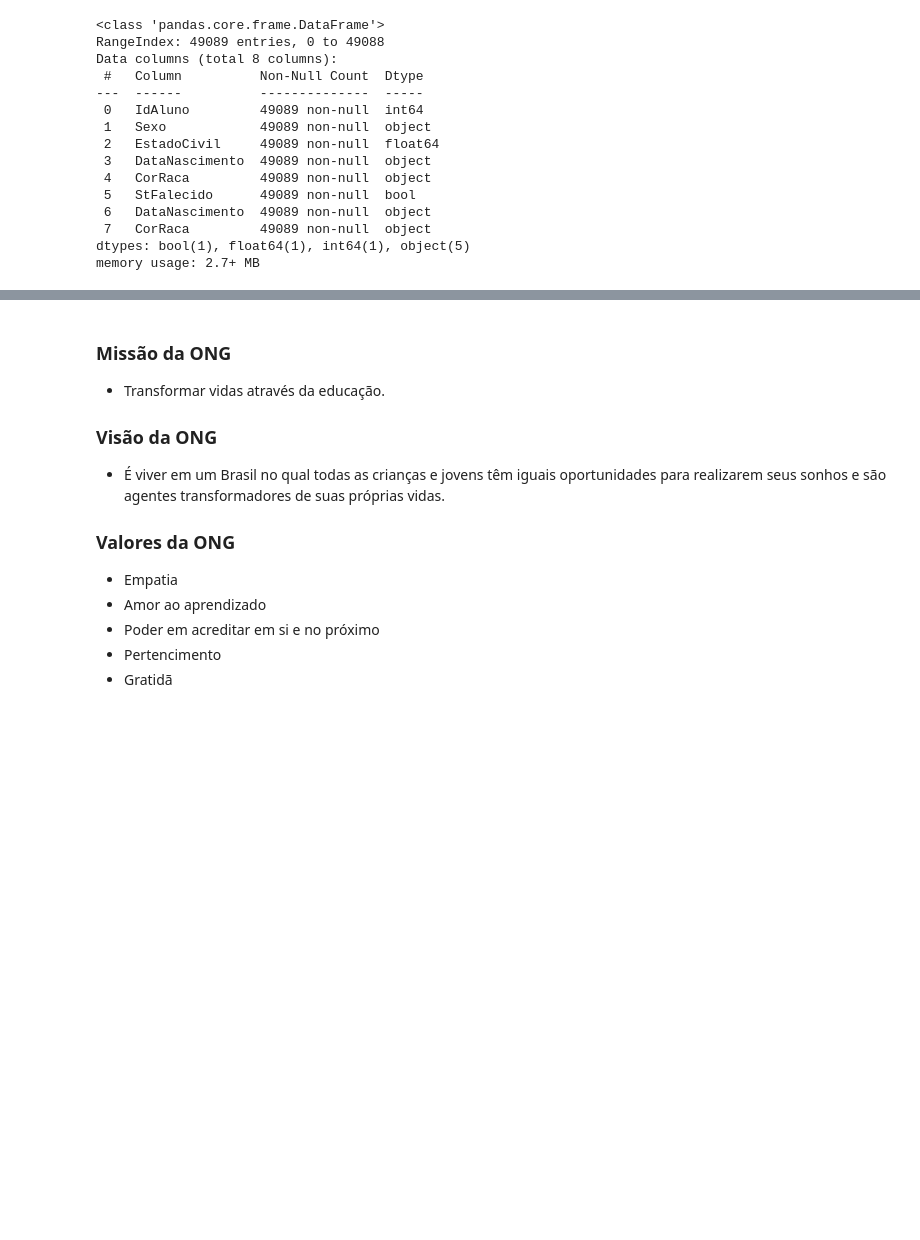
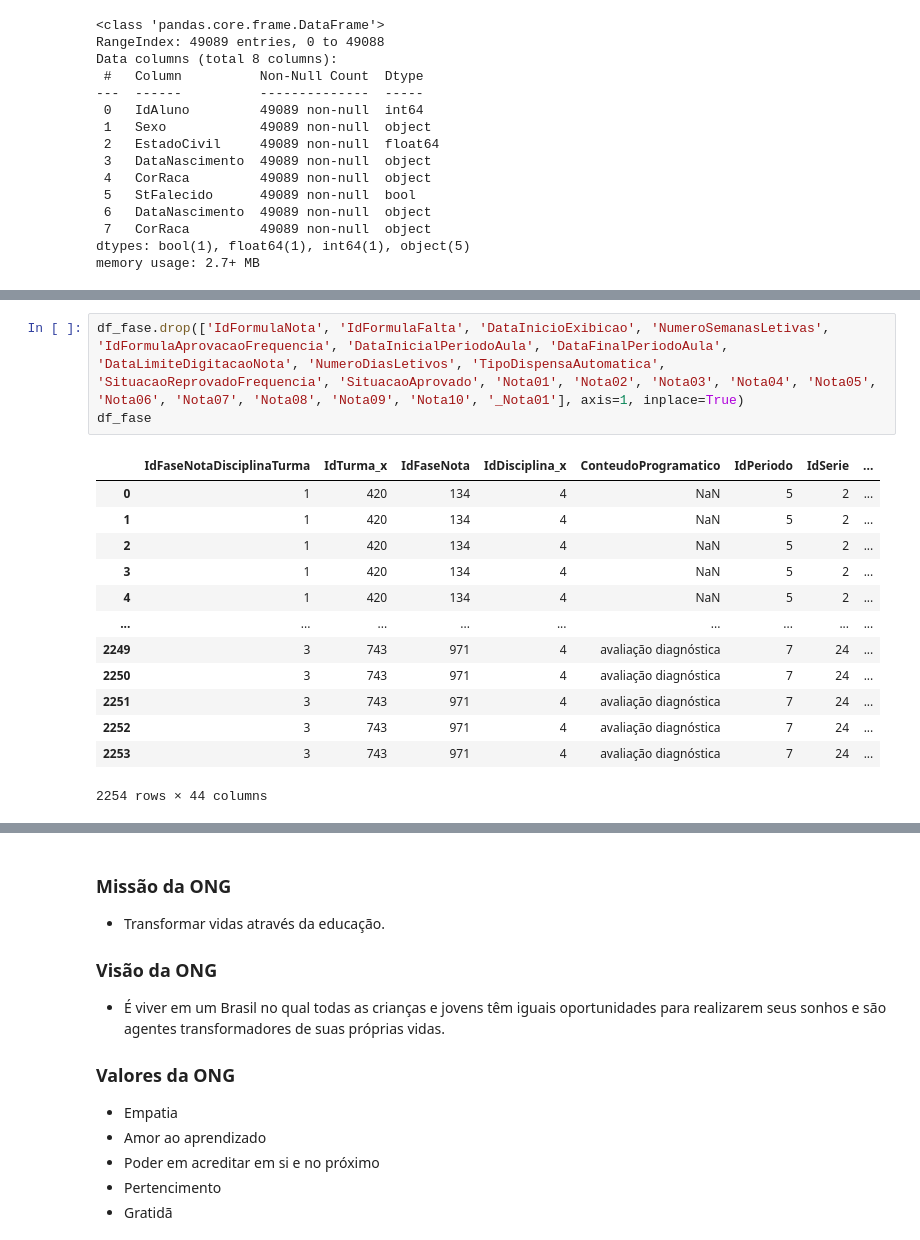
Before and after one commit to camimq/datathonFiap, a Jupyter notebook: main_analysis.ipynb, the cells around one changed output, grey strips where cells are left out. Cells and saved outputs as stored; diff of their text form; blank space fills up the shorter version.

```diff
--- a/main_analysis.ipynb
+++ b/main_analysis.ipynb
@@ -711,0 +777,17 @@ df_alunos.shape
+# %%
+df_fase.drop(['IdFormulaNota', 'IdFormulaFalta', 'DataInicioExibicao', 'NumeroSemanasLetivas', 'IdFormulaAprovacaoFrequencia', 'DataInicialPeriodoAula', 'DataFinalPeriodoAula', 'DataLimiteDigitacaoNota', 'NumeroDiasLetivos', 'TipoDispensaAutomatica', 'SituacaoReprovadoFrequencia', 'SituacaoAprovado', 'Nota01', 'Nota02', 'Nota03', 'Nota04', 'Nota05', 'Nota06', 'Nota07', 'Nota08', 'Nota09', 'Nota10', '_Nota01'], axis=1, inplace=True)
+df_fase
+# %% [output]
+|  | IdFaseNotaDisciplinaTurma | IdTurma_x | IdFaseNota | IdDisciplina_x | ConteudoProgramatico | IdPeriodo | IdSerie | ... |
+| 0 | 1 | 420 | 134 | 4 | NaN | 5 | 2 | ... |
+| 1 | 1 | 420 | 134 | 4 | NaN | 5 | 2 | ... |
+| 2 | 1 | 420 | 134 | 4 | NaN | 5 | 2 | ... |
+| 3 | 1 | 420 | 134 | 4 | NaN | 5 | 2 | ... |
+| 4 | 1 | 420 | 134 | 4 | NaN | 5 | 2 | ... |
+| ... | ... | ... | ... | ... | ... | ... | ... | ... |
+| 2249 | 3 | 743 | 971 | 4 | avaliação diagnóstica | 7 | 24 | ... |
+| 2250 | 3 | 743 | 971 | 4 | avaliação diagnóstica | 7 | 24 | ... |
+| 2251 | 3 | 743 | 971 | 4 | avaliação diagnóstica | 7 | 24 | ... |
+| 2252 | 3 | 743 | 971 | 4 | avaliação diagnóstica | 7 | 24 | ... |
+| 2253 | 3 | 743 | 971 | 4 | avaliação diagnóstica | 7 | 24 | ... |
+2254 rows × 44 columns
```
Also changed, not shown: parts of 12 cells of this notebook.
